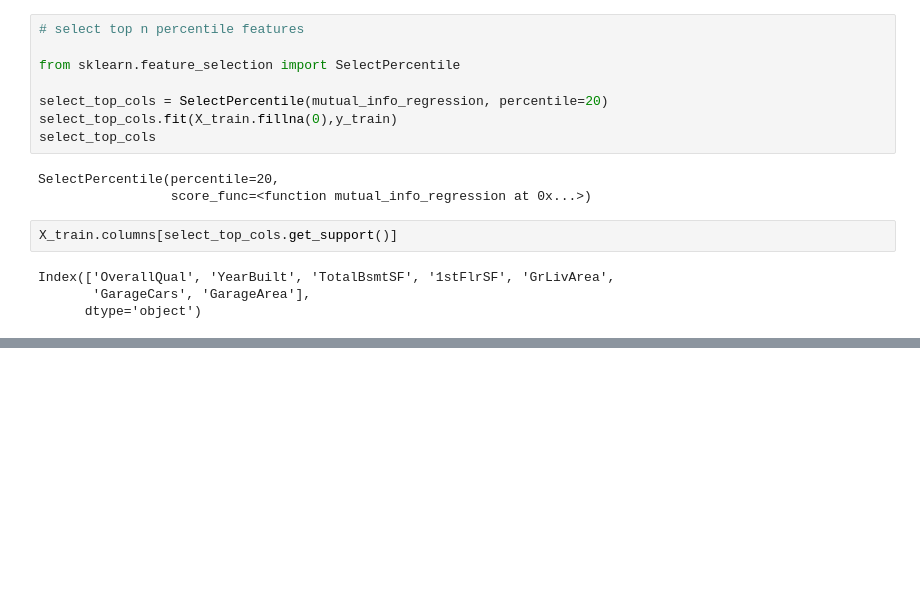
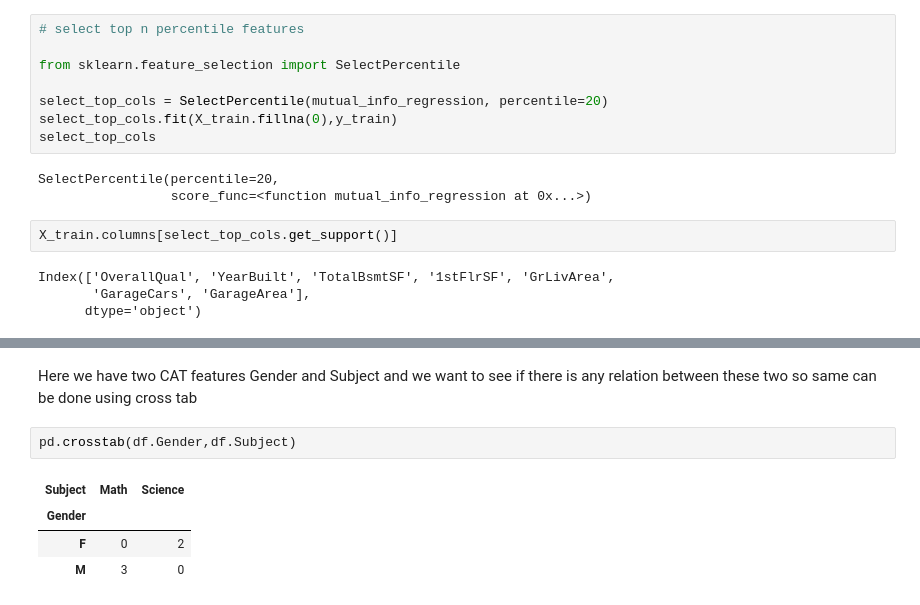
Before and after one commit to beercafeguy/ml-yard, a Jupyter notebook: notebooks/feature-selection/demo.ipynb, the cells around one changed output, grey strips where cells are left out. Saved outputs shown, nothing was run; the diff lists cells and outputs as text; blank space fills up the shorter version.

```diff
--- a/notebooks/feature-selection/demo.ipynb
+++ b/notebooks/feature-selection/demo.ipynb
@@ -484,0 +505,9 @@ Index(['OverallQual', 'YearBuilt', 'TotalBsmtSF', '1stFlrSF', 'GrLivArea',
+# %% [markdown]
+Here we have two CAT features Gender and Subject and we want to see if there is any relation between these two so same can be done using cross tab
+# %%
+pd.crosstab(df.Gender,df.Subject)
+# %% [output]
+| Subject | Math | Science |
+| Gender |  |  |
+| F | 0 | 2 |
+| M | 3 | 0 |
```
Also changed, not shown: parts of 5 cells of this notebook.
